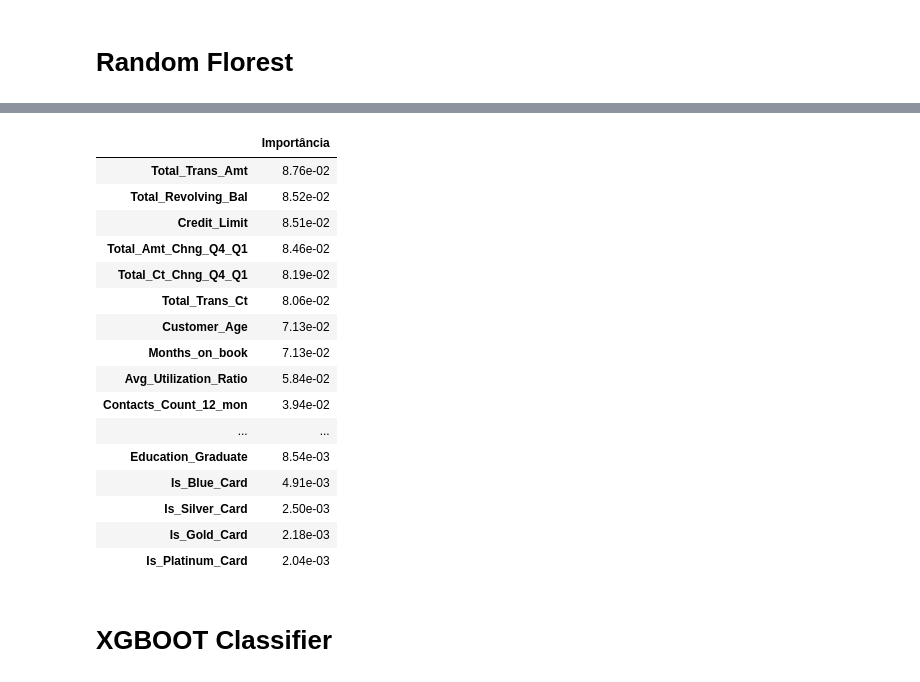
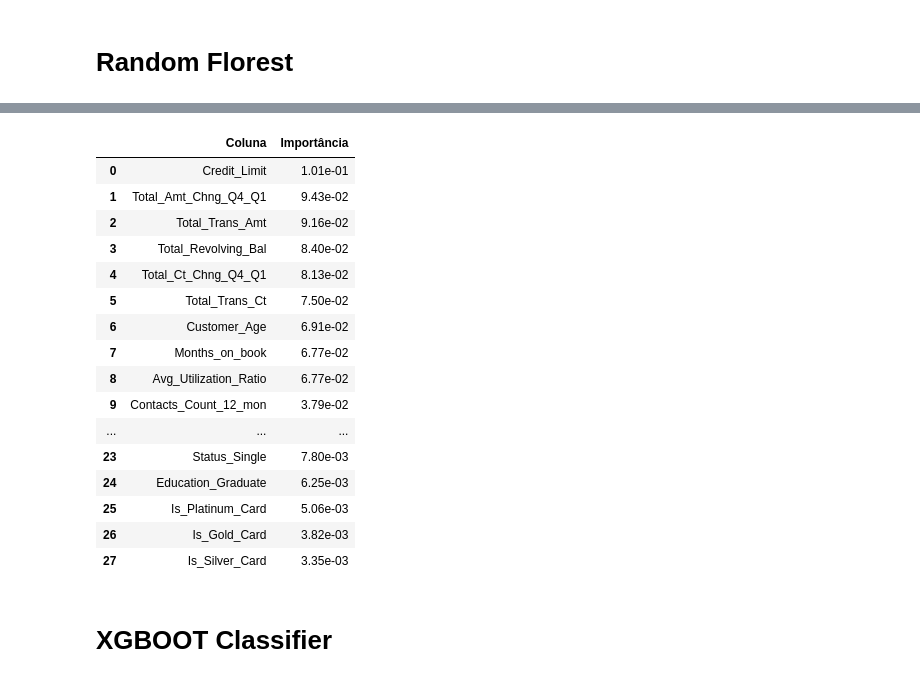
Before and after one commit to rpf991/Previsao_Churning_Clientes_Credito, a Jupyter notebook: notebooks/data_analysis.ipynb, the cells around one changed output, grey strips where cells are left out. Drawn from its saved outputs; the diff is of its cells as text; code cells hidden in the pictures.

```diff
--- a/notebooks/data_analysis.ipynb
+++ b/notebooks/data_analysis.ipynb
@@ -85,10 +85,6 @@ for c in colunas_numericas:
 Colunas com valores abaixo de 0:
 
 Avg_Open_To_Buy
-# %%
-# substituição dos valores negativos por 0
-
-df_credit['Avg_Open_To_Buy'] = df_credit['Avg_Open_To_Buy'].map(lambda x: 0 if x < 0 else x)
 # %%
 # Análise percentual de clientes que cancelaram o cartão de crédito
 
@@ -124,8 +120,8 @@ income_category_map = {"Less than $40K": 1, "$40K - $60K": 2,
                        "$60K - $80K": 3, "$80K - $120K": 4, "$120K +": 5} # "Unknown": 0,
 
 atrition_flag_map = {
-    'Existing Customer': 1,
-    'Attrited Customer': 0
+    'Attrited Customer': 0,
+    'Existing Customer': 1
 }
 
 df_base_credit['Is_Male'] = df_base_credit['Gender'].map(lambda x: x == 'M').astype("int")
@@ -135,7 +131,6 @@ df_base_credit['Attrition_Flag'] = df_base_credit['Attrition_Flag'].map(atrition
 
 
 df_base_credit['Income_Category'] = df_base_credit['Income_Category'].map(income_category_map)
-
 
 # foi calculado a mediana pois com o valor Unknown daria a entender que seria o menor renda possivel
 mediana_income_category = df_base_credit['Income_Category'].median()
@@ -166,7 +161,6 @@ df_base_credit['Education_Doctorate'] = df_base_credit['Education_Level'].map(
                                                                         ).astype("int")
 
 
-
 df_base_credit['Status_Divorced'] = df_base_credit['Marital_Status'].map(lambda x: x == 'Divorced').astype("int")
 df_base_credit['Status_Single'] = df_base_credit['Marital_Status'].map(lambda x: x == 'Single').astype("int")
 df_base_credit['Status_Married'] = df_base_credit['Marital_Status'].map(lambda x: x == 'Married').astype("int")
@@ -204,4 +198,5 @@ Conlusões
 # %%
 df_credit_clean = df_base_credit.drop(columns=['CLIENTNUM', 'Gender', 'Marital_Status',
                                               'Card_Category', 'Is_Female',
-                                              'Avg_Open_To_Buy', 'Education_Level'])
+                                              'Avg_Open_To_Buy', 'Education_Level'
+                                              ])
@@ -308,8 +327,12 @@ df_importancia
 # Modelo Random Florest
 
 # criação do modelo
-random_florest = RandomForestClassifier(class_weight='balanced_subsample', random_state=42)
-# class_weight: Balanceamento de pesos
+random_florest = RandomForestClassifier(
+    n_estimators=100, # quantidade de estimativas
+    max_depth=8, # impede que os dados sejam decorados
+    class_weight='balanced', # balanceamento de pesos
+    random_state=42
+)
 
 # treinar o modelo
 random_florest.fit(X_train, Y_train)
@@ -360,28 +384,28 @@ weighted avg       0.72      0.85      0.78      2000
 # %%
 df_importancia = pd.DataFrame({
     'Importância': random_florest.feature_importances_
     }, index=X_train.columns
-).sort_values(by='Importância', ascending=False)
+).sort_values(by='Importância', ascending=False).reset_index(names='Coluna')
 
 df_importancia
 # %% [output]
-|  | Importância |
-| Total_Trans_Amt | 8.76e-02 |
-| Total_Revolving_Bal | 8.52e-02 |
-| Credit_Limit | 8.51e-02 |
-| Total_Amt_Chng_Q4_Q1 | 8.46e-02 |
-| Total_Ct_Chng_Q4_Q1 | 8.19e-02 |
-| Total_Trans_Ct | 8.06e-02 |
-| Customer_Age | 7.13e-02 |
-| Months_on_book | 7.13e-02 |
-| Avg_Utilization_Ratio | 5.84e-02 |
-| Contacts_Count_12_mon | 3.94e-02 |
-| ... | ... |
-| Education_Graduate | 8.54e-03 |
-| Is_Blue_Card | 4.91e-03 |
-| Is_Silver_Card | 2.50e-03 |
-| Is_Gold_Card | 2.18e-03 |
-| Is_Platinum_Card | 2.04e-03 |
+|  | Coluna | Importância |
+| 0 | Credit_Limit | 1.01e-01 |
+| 1 | Total_Amt_Chng_Q4_Q1 | 9.43e-02 |
+| 2 | Total_Trans_Amt | 9.16e-02 |
+| 3 | Total_Revolving_Bal | 8.40e-02 |
+| 4 | Total_Ct_Chng_Q4_Q1 | 8.13e-02 |
+| 5 | Total_Trans_Ct | 7.50e-02 |
+| 6 | Customer_Age | 6.91e-02 |
+| 7 | Months_on_book | 6.77e-02 |
+| 8 | Avg_Utilization_Ratio | 6.77e-02 |
+| 9 | Contacts_Count_12_mon | 3.79e-02 |
+| ... | ... | ... |
+| 23 | Status_Single | 7.80e-03 |
+| 24 | Education_Graduate | 6.25e-03 |
+| 25 | Is_Platinum_Card | 5.06e-03 |
+| 26 | Is_Gold_Card | 3.82e-03 |
+| 27 | Is_Silver_Card | 3.35e-03 |
 # %% [markdown]
 # XGBOOT Classifier
 # %%
```
Also changed, not shown: parts of 10 cells of this notebook.
